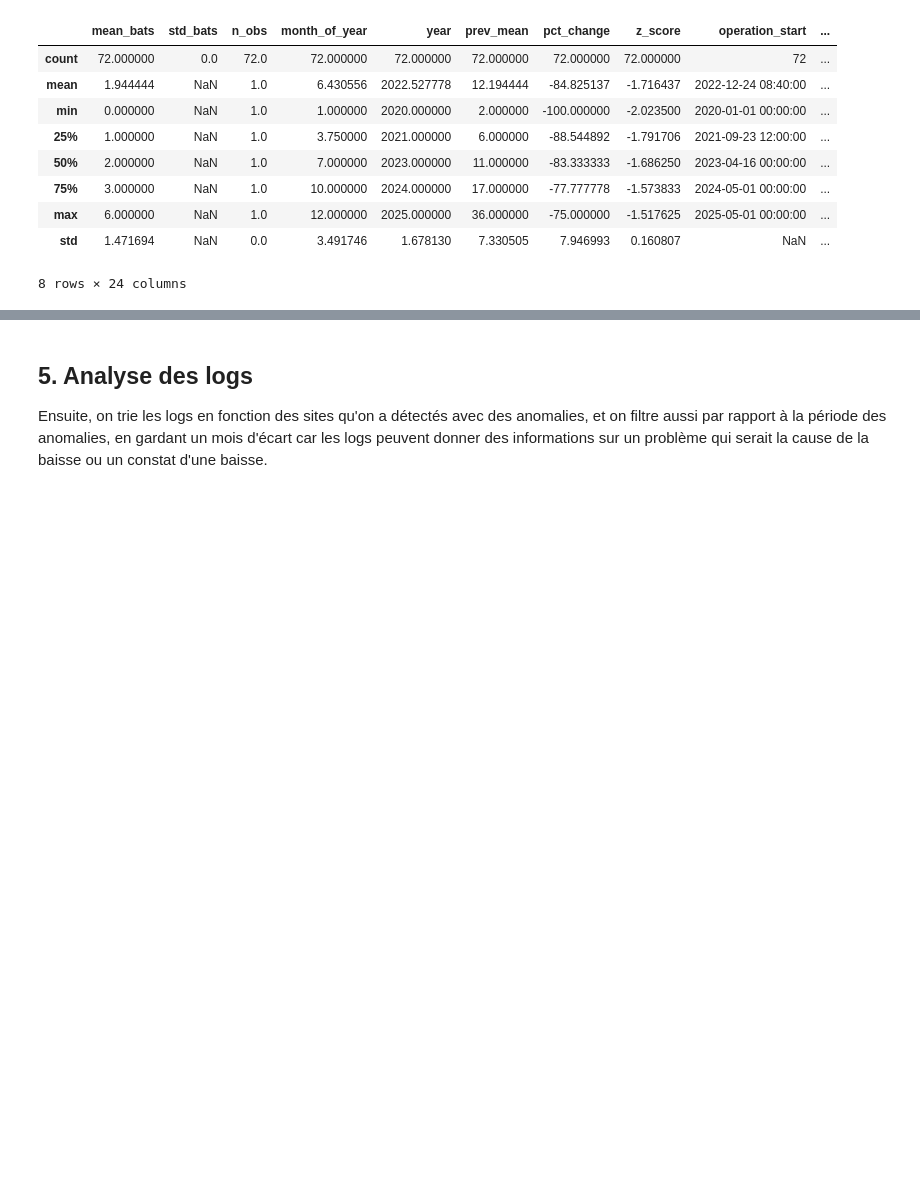
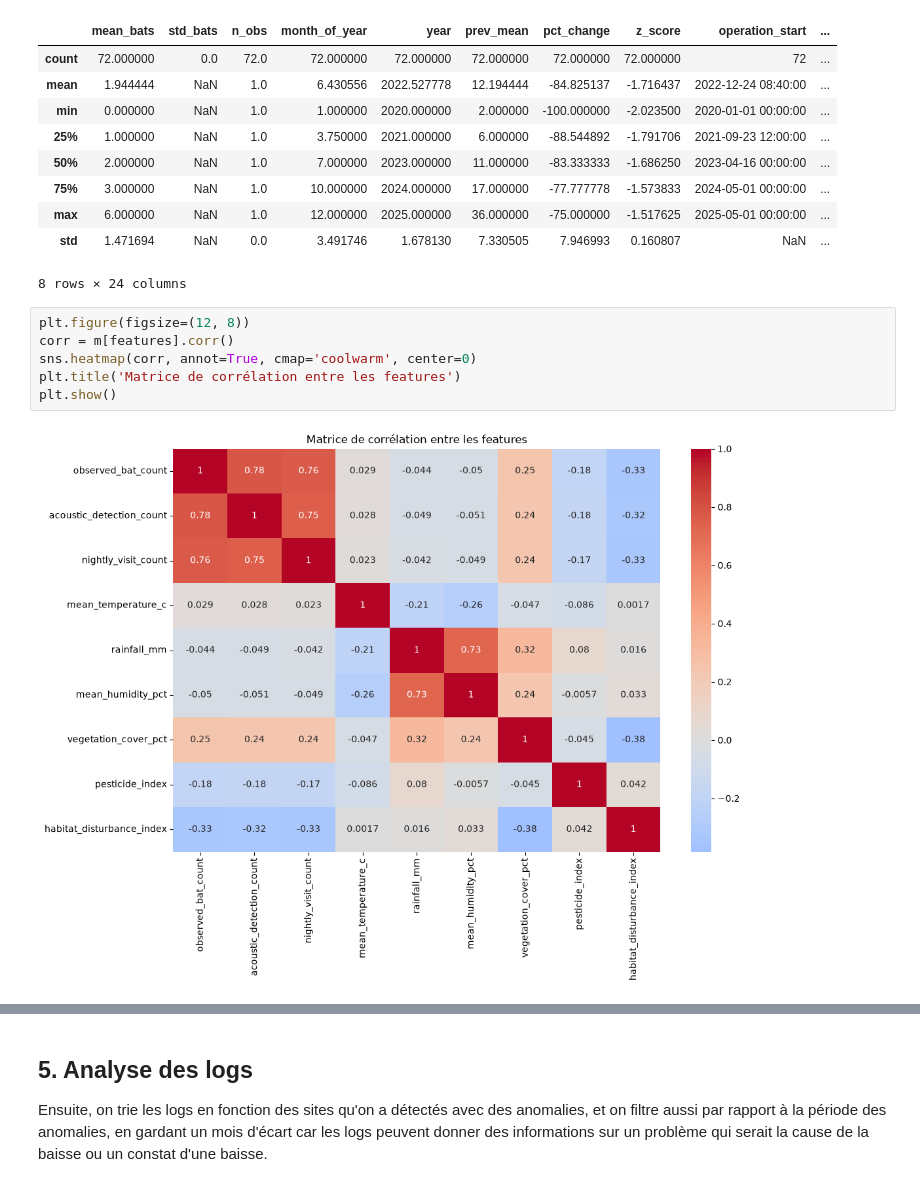
Before and after one commit to LeoMor1/20262027-UE-DataMining-Project, a Jupyter notebook: Ecology_part.ipynb, the cells around one changed output, grey strips where cells are left out. Saved outputs shown, nothing was run; the diff lists cells and outputs as text; blank space fills up the shorter version.

```diff
--- a/Ecology_part.ipynb
+++ b/Ecology_part.ipynb
@@ -494,3 +533,11 @@ Nombre de sites : 42
 | max | 6.000000 | NaN | 1.0 | 12.000000 | 2025.000000 | 36.000000 | -75.000000 | -1.517625 | 2025-05-01 00:00:00 | ... |
 | std | 1.471694 | NaN | 0.0 | 3.491746 | 1.678130 | 7.330505 | 7.946993 | 0.160807 | NaN | ... |
 8 rows × 24 columns
+# %%
+plt.figure(figsize=(12, 8))
+corr = m[features].corr()
+sns.heatmap(corr, annot=True, cmap='coolwarm', center=0)
+plt.title('Matrice de corrélation entre les features')
+plt.show()
+# %% [output]
+[figure, added]
```
Also changed, not shown: parts of 5 cells of this notebook, 1 other file.
